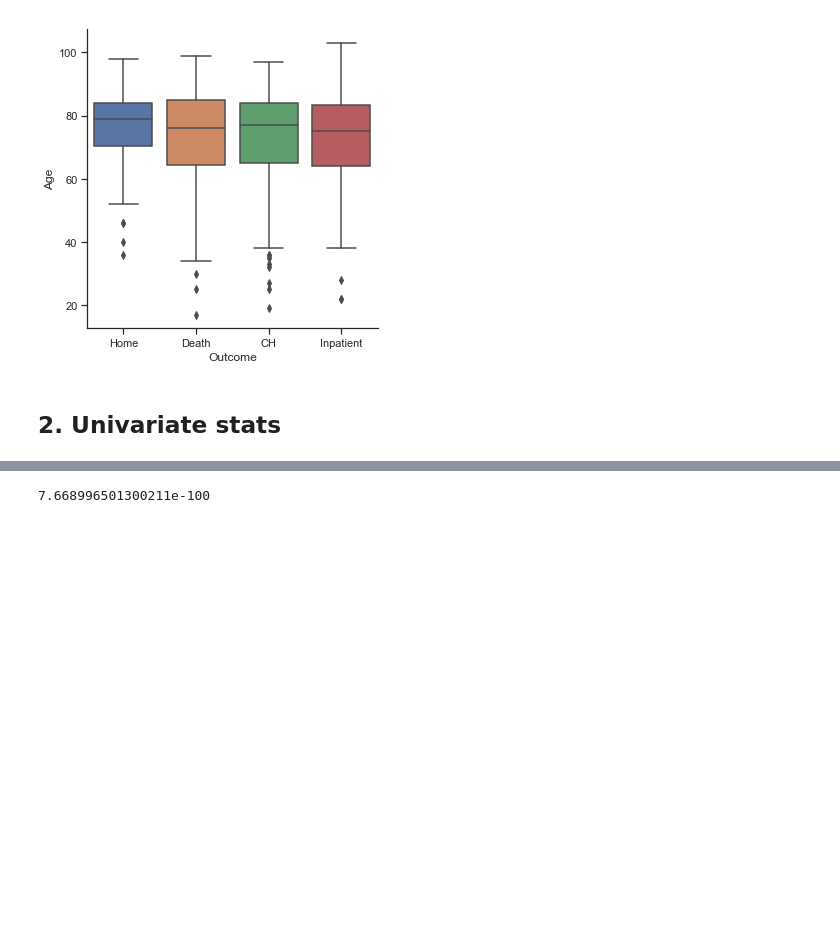
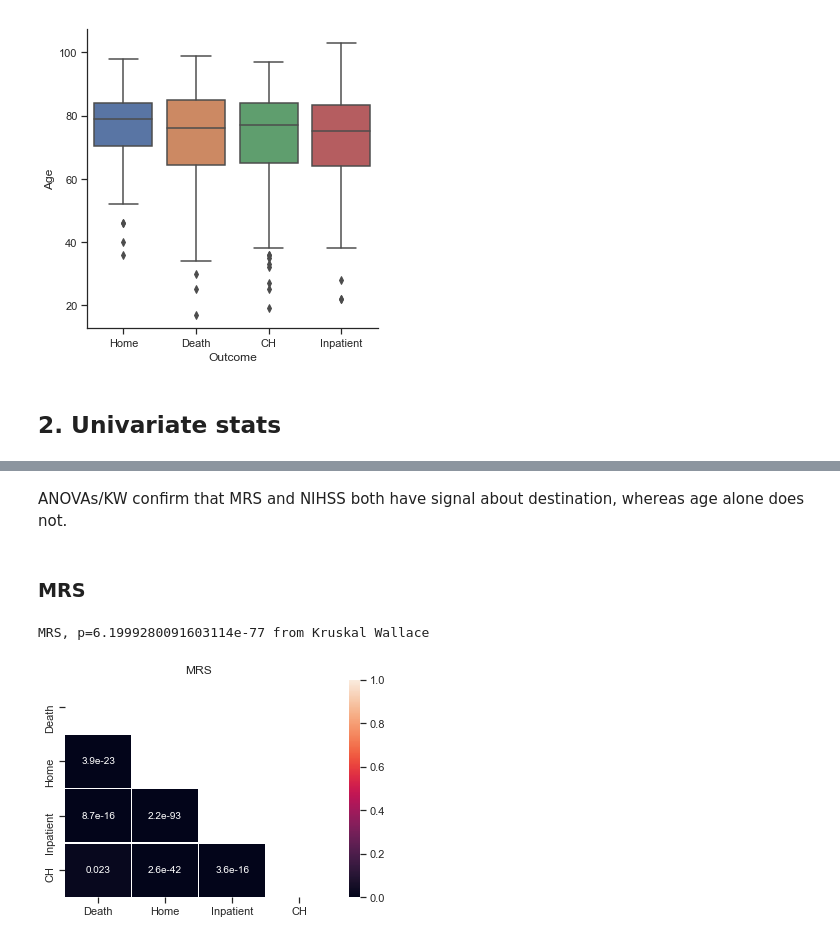
Before and after one commit to archydeberker/stroke-discharge, a Jupyter notebook: code/stroke-analysis.ipynb, the cells around one changed output, grey strips where cells are left out. Saved outputs shown, nothing was run; the diff lists cells and outputs as text; code cells hidden in the pictures; blank space fills up the shorter version.

```diff
--- a/code/stroke-analysis.ipynb
+++ b/code/stroke-analysis.ipynb
@@ -157,5 +191,0 @@ Ttest_indResult(statistic=10.870295199636661, pvalue=3.924708284231303e-23)
-# %%
-F, p = stats.f_oneway(df.loc[df['Outcome']=='Home','Age'],
-                      df.loc[df['Outcome']=='Death','Age'],
-                      df.loc[df['Outcome']=='CH','Age'],
-                      df.loc[df['Outcome']=='Inpatient','Age'])
@@ -166,9 +192,38 @@ p
-# %%
-F, p = stats.f_oneway(df.loc[df['Outcome']=='Home','NIHSS'],
-                      df.loc[df['Outcome']=='Death','NIHSS'],
-                      df.loc[df['Outcome']=='CH','NIHSS'],
-                      df.loc[df['Outcome']=='Inpatient','NIHSS'])
-# %%
-p
-# %% [output]
-7.668996501300211e-100
+# %% [markdown]
+ANOVAs/KW confirm that MRS and NIHSS both have signal about destination, whereas age alone does not.
+# %%
+def compute_kruskal(df, factor):
+    F, p = stats.kruskal(df.loc[df['Outcome']=='Home',factor],
+                      df.loc[df['Outcome']=='Death',factor],
+                      df.loc[df['Outcome']=='CH',factor],
+                      df.loc[df['Outcome']=='Inpatient',factor])
+    return F, p
+
+def compute_pairwise_p(df, factor):
+    outcomes = df.Outcome.unique()
+    p_mtx = np.zeros((len(outcomes), len(outcomes)))
+    for i, o1 in enumerate(outcomes):
+        for j, o2 in enumerate(outcomes):
+             _ , p_mtx[i, j]= stats.ttest_ind(df.loc[df['Outcome']==o1, factor],
+               df.loc[df['Outcome']==o2, factor])
+
+    return p_mtx, outcomes
+
+def univariate_stats(df, factor):
+    F, p = compute_kruskal(df, factor)
+
+    print(f"{factor}, p={p} from Kruskal Wallace")
+    p_MRS, outcomes = compute_pairwise_p(df, factor)
+    mask = np.zeros_like(p_MRS)
+    mask[np.triu_indices_from(mask)] = True
+    sns.heatmap(p_MRS, xticklabels=outcomes, yticklabels=outcomes, mask=mask, annot=True, linewidths=.5)
+
+    plt.title(factor)
+    plt.show()
+# %% [markdown]
+### MRS
+# %%
+univariate_stats(df, "MRS")
+# %% [output]
+MRS, p=6.1999280091603114e-77 from Kruskal Wallace
+[figure, added]
```
Also changed, not shown: parts of 113 cells of this notebook, 2 other files.
